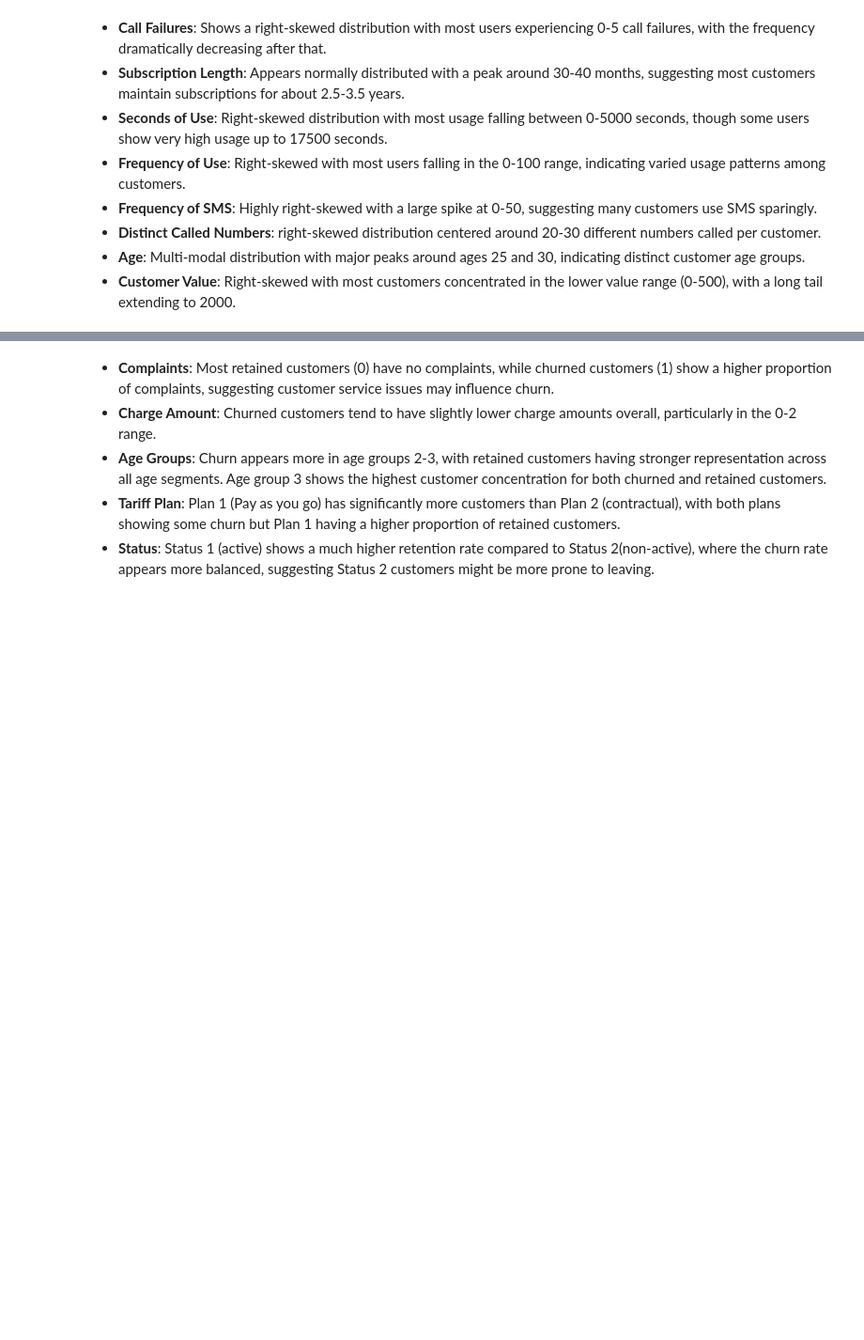
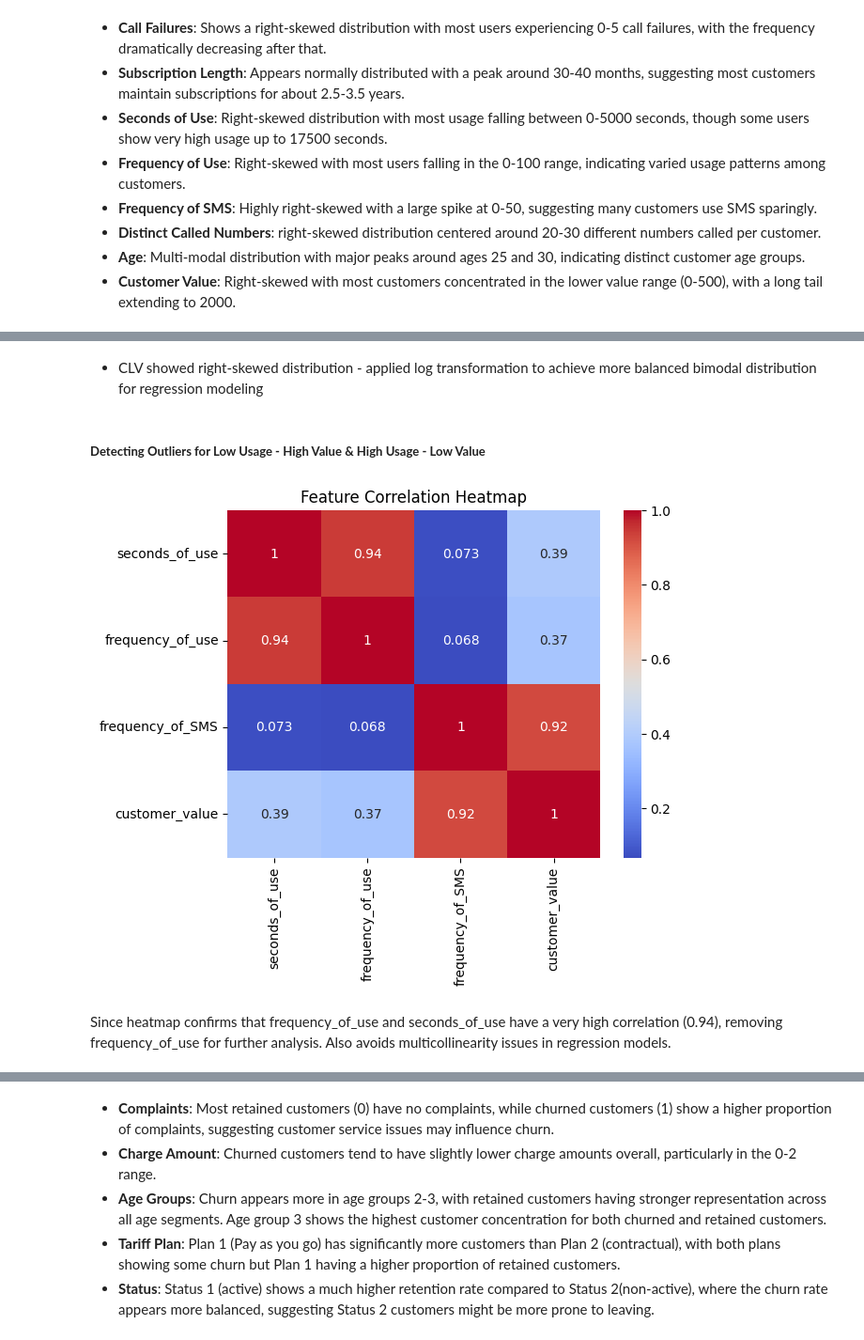
Before and after one commit to jagadeesh-usd/telecom-customer-churn-prediction, a Jupyter notebook: notebooks/02_eda.ipynb, the cells around one changed output, grey strips where cells are left out. Shown at 94% size. Saved outputs shown, nothing was run; the diff lists cells and outputs as text; code cells hidden in the pictures; blank space fills up the shorter version.

```diff
--- a/notebooks/02_eda.ipynb
+++ b/notebooks/02_eda.ipynb
@@ -100,0 +203,14 @@ plt.show()
+# %% [markdown]
+- CLV showed right-skewed distribution - applied log transformation to achieve more balanced bimodal distribution for regression modeling
+# %% [markdown]
+##### **Detecting Outliers for Low Usage - High Value & High Usage - Low Value**
+# %%
+# Correlation heatmap
+sns.heatmap(df_with_value[['seconds_of_use', 'frequency_of_use', 'frequency_of_SMS', 'customer_value']].corr(), annot=True, cmap='coolwarm')
+plt.title('Feature Correlation Heatmap')
+plt.show()
+# %% [output]
+[figure, added]
+# %% [markdown]
+Since heatmap confirms that frequency_of_use and seconds_of_use have a very high correlation (0.94),
+removing frequency_of_use for further analysis. Also avoids multicollinearity issues in regression models.
```
Also changed, not shown: parts of 46 cells of this notebook, 1 other file.
